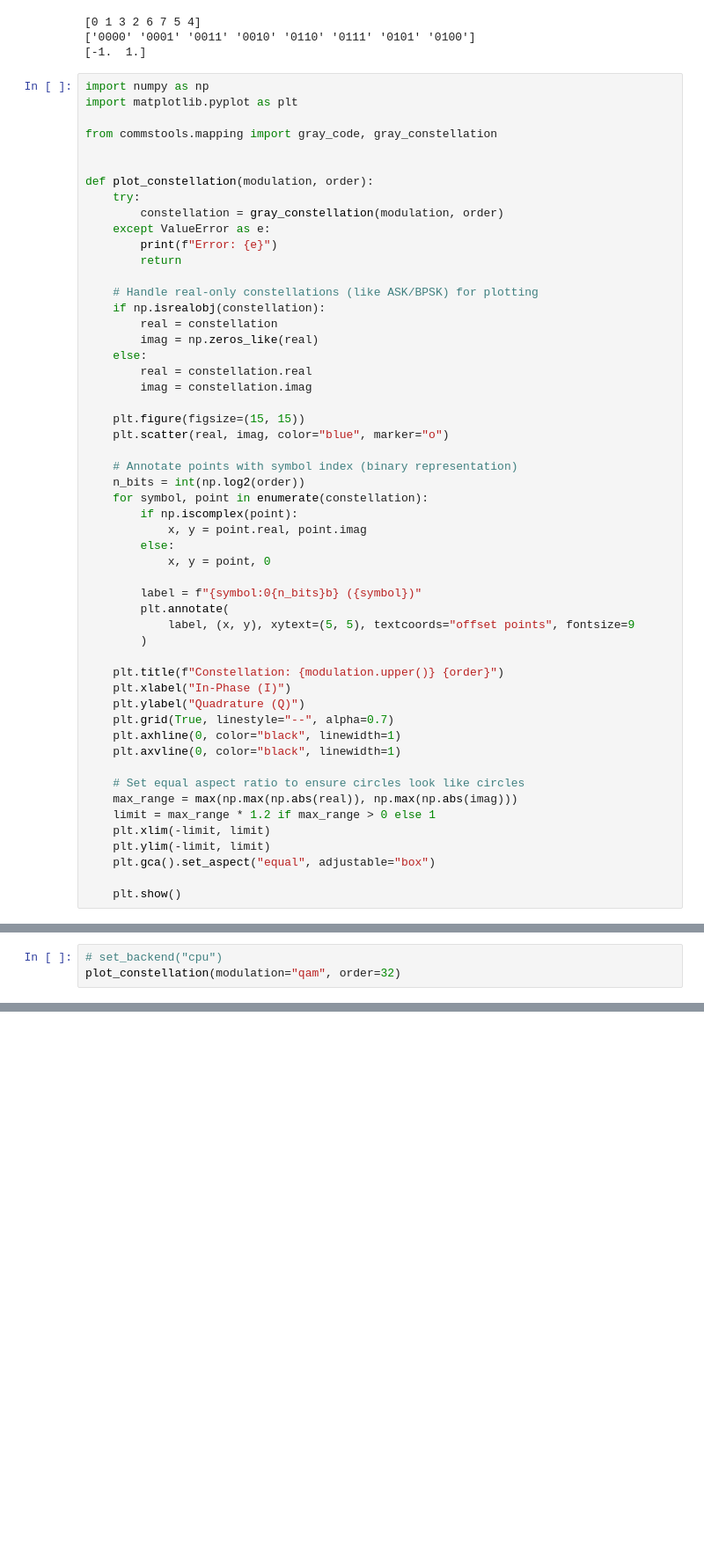
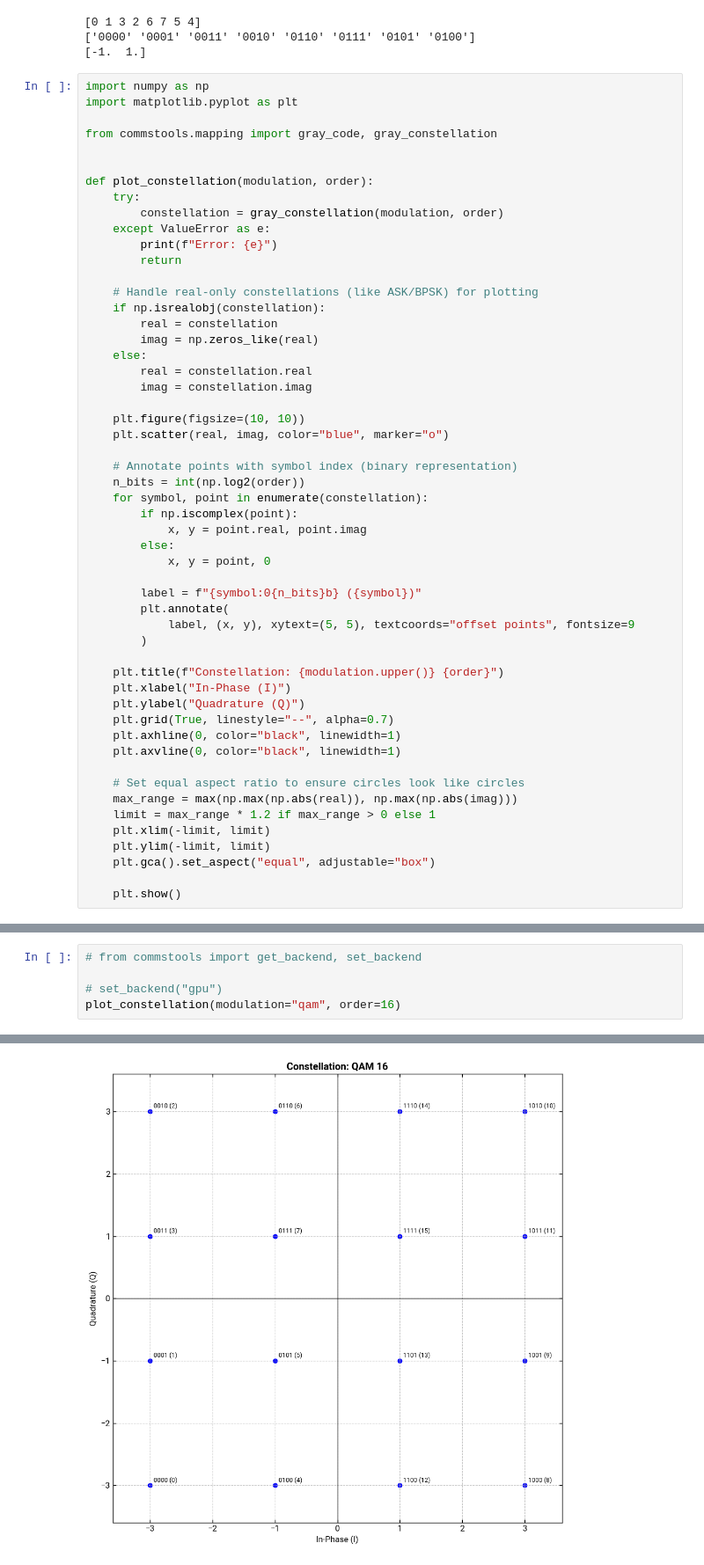
Before and after one commit to lokgar/commstools, a Jupyter notebook: examples/00-basics.ipynb, the cells around one changed output, grey strips where cells are left out. Shown at 88% size. Saved outputs shown, nothing was run; the diff lists cells and outputs as text; blank space fills up the shorter version.

```diff
--- a/examples/00-basics.ipynb
+++ b/examples/00-basics.ipynb
@@ -260,7 +260,7 @@ def plot_constellation(modulation, order):
         real = constellation.real
         imag = constellation.imag
 
-    plt.figure(figsize=(15, 15))
+    plt.figure(figsize=(10, 10))
     plt.scatter(real, imag, color="blue", marker="o")
 
     # Annotate points with symbol index (binary representation)
@@ -296,4 +294,6 @@ ModuleNotFoundError: No module named 'commstools.dsp'
 # %%
-# set_backend("cpu")
-plot_constellation(modulation="qam", order=32)
+# from commstools import get_backend, set_backend
+
+# set_backend("gpu")
+plot_constellation(modulation="qam", order=16)
 # %% [output]
@@ -300,0 +300 @@ NameError: name 'plot_constellation' is not defined
+[figure, added]
```
Also changed, not shown: parts of 3 cells of this notebook, 2 other files.
